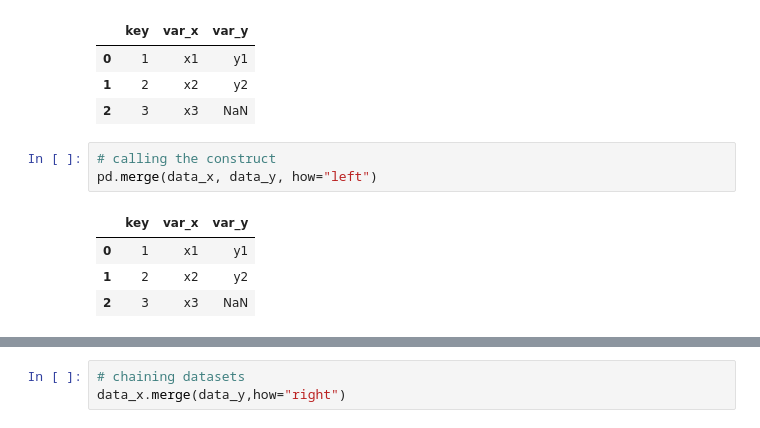
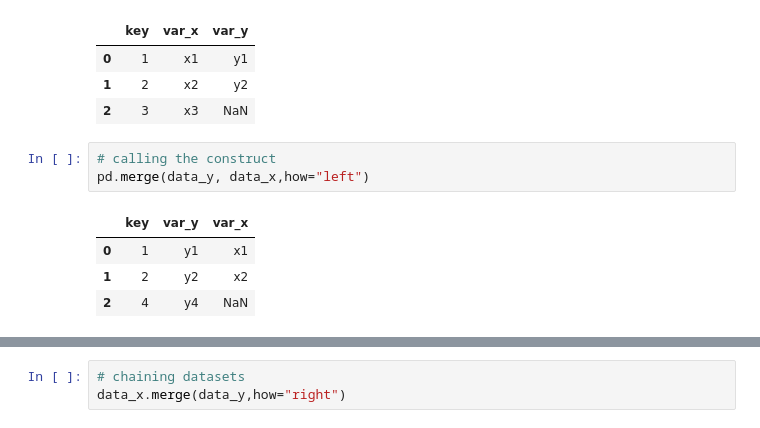
Before and after one commit to TiagoVentura/ppol5203_fall_2023, a Jupyter notebook: docs/lecture_notes/week-06/_week-5c-joining_data.ipynb, the cells around one changed output, grey strips where cells are left out. Cells and saved outputs as stored; diff of their text form.

```diff
--- a/docs/lecture_notes/week-06/_week-5c-joining_data.ipynb
+++ b/docs/lecture_notes/week-06/_week-5c-joining_data.ipynb
@@ -365,12 +384,12 @@ data_x.merge(data_y,how="left")
 | 2 | 3 | x3 | NaN |
 # %%
 # calling the construct
-pd.merge(data_x, data_y, how="left")
+pd.merge(data_y, data_x,how="left")
 # %% [output]
-|  | key | var_x | var_y |
-| 0 | 1 | x1 | y1 |
-| 1 | 2 | x2 | y2 |
-| 2 | 3 | x3 | NaN |
+|  | key | var_y | var_x |
+| 0 | 1 | y1 | x1 |
+| 1 | 2 | y2 | x2 |
+| 2 | 4 | y4 | NaN |
 # %% [markdown]
 ### Right Join:  `pd.merge(<data>, how="right")`
 
```
Also changed, not shown: parts of 8 cells of this notebook, 33 other files.
